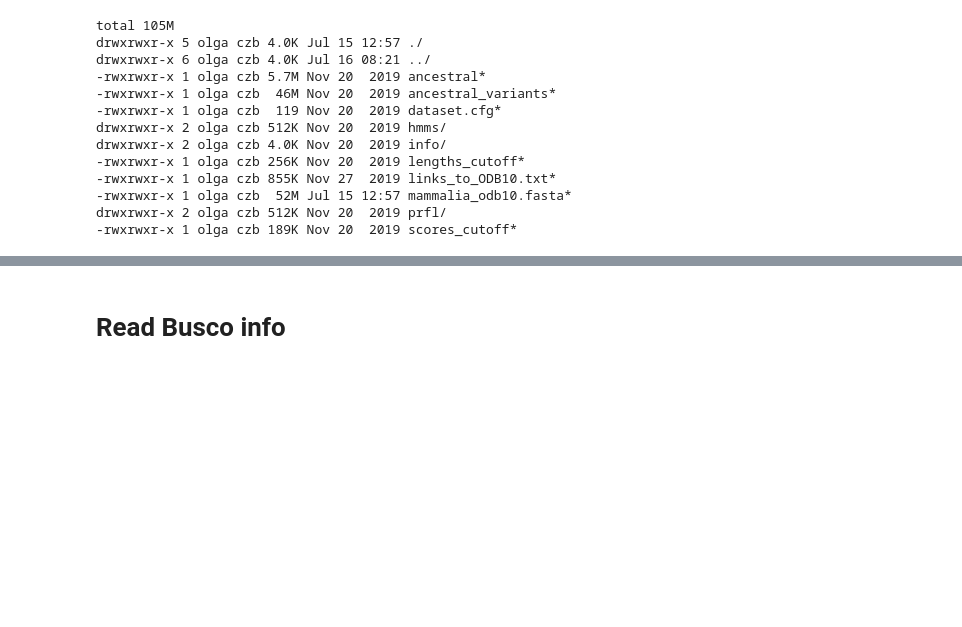
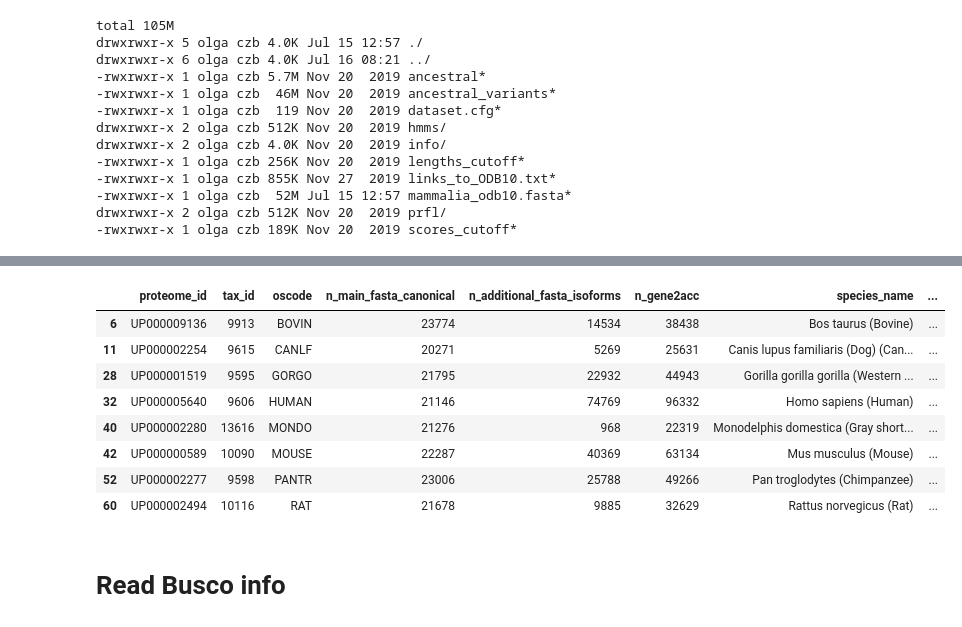
Before and after one commit to czbiohub-sf/scrnaseq-for-the-99-percent, a Jupyter notebook: notebooks/102_subset_busco.ipynb, the cells around one changed output, grey strips where cells are left out. Saved outputs shown, nothing was run; the diff lists cells and outputs as text; code cells hidden in the pictures; blank space fills up the shorter version.

```diff
--- a/notebooks/102_subset_busco.ipynb
+++ b/notebooks/102_subset_busco.ipynb
@@ -33,0 +36,4 @@ drwxrwxr-x 2 olga czb 512K Nov 20  2019 prfl/
+# %%
+species_metadata = pd.read_csv('/home/olga/data_sm/kmer-hashing/quest-for-orthologs/data/2019/species_metadata.csv')
+print(species_metadata.shape)
+species_metadata.head()
@@ -34,3 +48,15 @@ drwxrwxr-x 2 olga czb 512K Nov 20  2019 prfl/
+# %%
+species_metadata.query('divergence_from_human_mya < 200')
+# %% [output]
+|  | proteome_id | tax_id | oscode | n_main_fasta_canonical | n_additional_fasta_isoforms | n_gene2acc | species_name | ... |
+| 6 | UP000009136 | 9913 | BOVIN | 23774 | 14534 | 38438 | Bos taurus (Bovine) | ... |
+| 11 | UP000002254 | 9615 | CANLF | 20271 | 5269 | 25631 | Canis lupus familiaris (Dog) (Can... | ... |
+| 28 | UP000001519 | 9595 | GORGO | 21795 | 22932 | 44943 | Gorilla gorilla gorilla (Western ... | ... |
+| 32 | UP000005640 | 9606 | HUMAN | 21146 | 74769 | 96332 | Homo sapiens (Human) | ... |
+| 40 | UP000002280 | 13616 | MONDO | 21276 | 968 | 22319 | Monodelphis domestica (Gray short... | ... |
+| 42 | UP000000589 | 10090 | MOUSE | 22287 | 40369 | 63134 | Mus musculus (Mouse) | ... |
+| 52 | UP000002277 | 9598 | PANTR | 23006 | 25788 | 49266 | Pan troglodytes (Chimpanzee) | ... |
+| 60 | UP000002494 | 10116 | RAT | 21678 | 9885 | 32629 | Rattus norvegicus (Rat) | ... |
 # %% [markdown]
 # Read Busco info
 # %%
```
Also changed, not shown: parts of 60 cells of this notebook, 4 other files.
